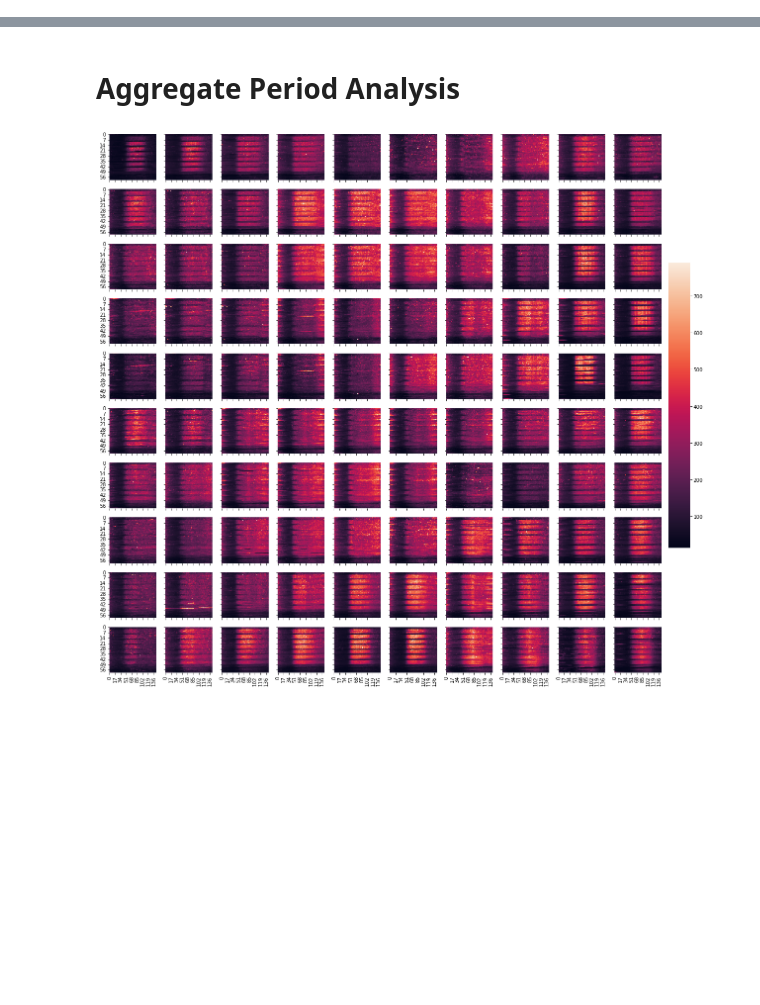
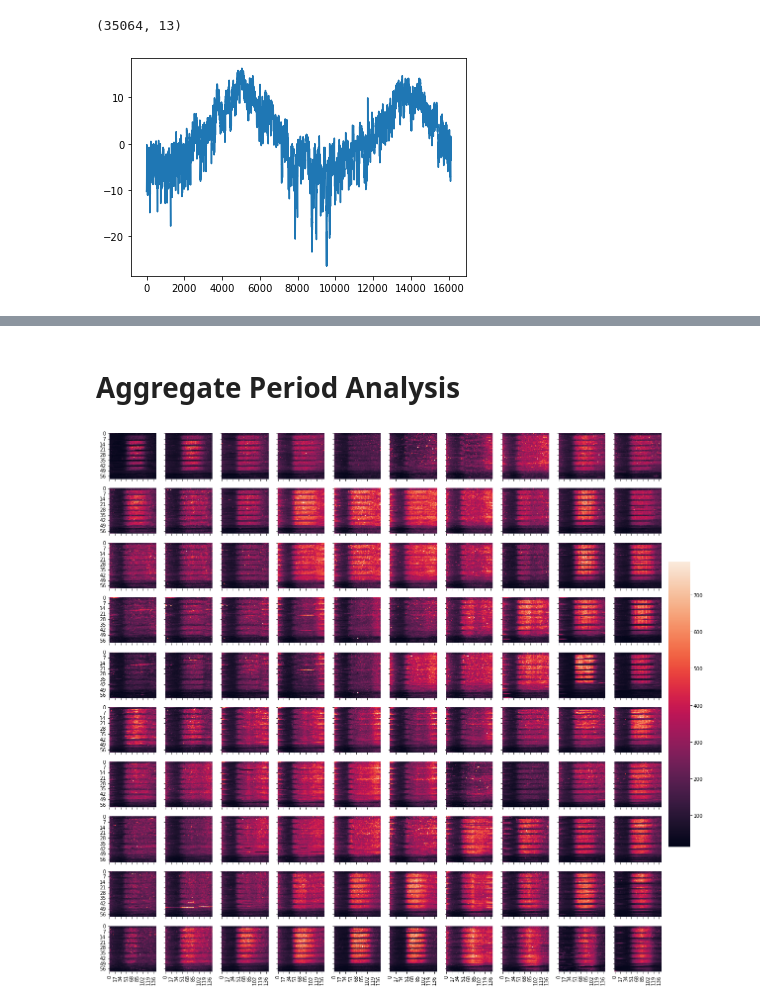
Before and after one commit to suemon-suemon/Spatio-Temporal-Analysis-Telecom-Italia, a Jupyter notebook: experiments/examples/period.ipynb, the cells around one changed output, grey strips where cells are left out. Cells and saved outputs as stored; diff of their text form; code cells hidden in the pictures; blank space fills up the shorter version.

```diff
--- a/experiments/examples/period.ipynb
+++ b/experiments/examples/period.ipynb
@@ -35,0 +14,4 @@ milan_grid_data.shape
+# %%
+base_dir = '~/Code/milan/Informer2020/data/ETT'
+data_file = 'WTH.csv'
+data = pd.read_csv(os.path.join(base_dir, data_file))
@@ -35,0 +27,9 @@ milan_grid_data.shape
+# %%
+data.values.shape
+# %% [output]
+(35064, 13)
+# %%
+plt.plot(data['WetBulbCelsius'].values[:24 * 7 * 4 *12*2])
+plt.show()
+# %% [output]
+[figure, added]
```
Also changed, not shown: parts of 6 cells of this notebook, 13 other files.
